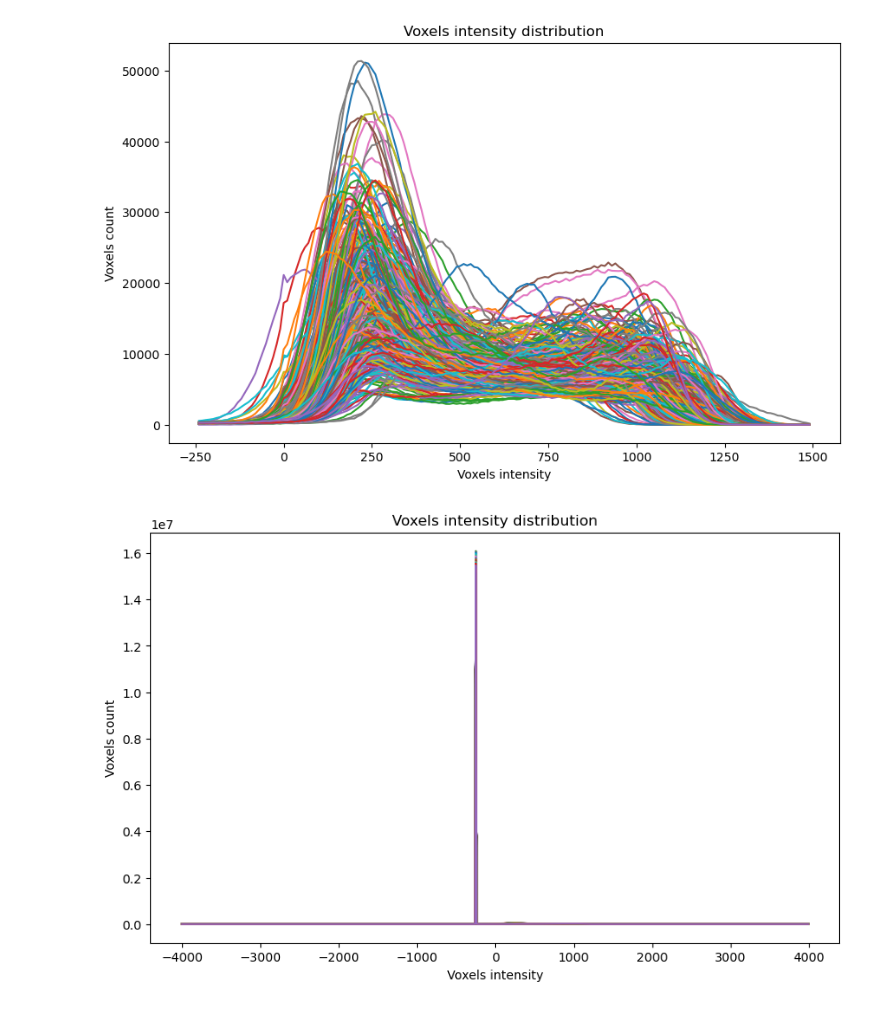
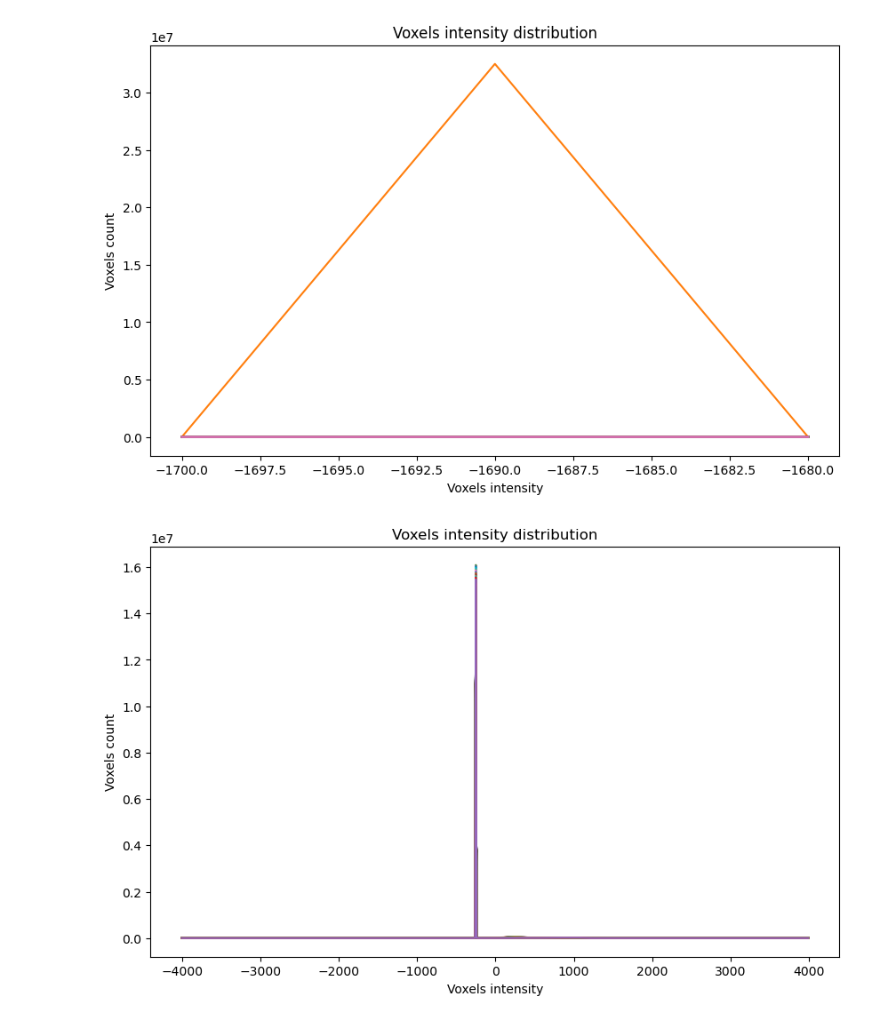
Before and after one commit to KananatSSN/Project_TMJOA, a Jupyter notebook: Check/analyze_voxel_intensity_distribution_analysis.ipynb, the cells around one changed output. Cells and saved outputs as stored; diff of their text form; code cells hidden in the pictures.

```diff
--- a/Check/analyze_voxel_intensity_distribution_analysis.ipynb
+++ b/Check/analyze_voxel_intensity_distribution_analysis.ipynb
@@ -36,26 +36,26 @@ def plot_columns_of_dataframe(df, x_coords, mode='normal'):
     plt.show()
 # %%
 #read csv
-csv_path = r"C:\Users\kanan\Desktop\Project_TMJOA\Check\volxel_intensity_MUdata.csv"
+csv_path = r"C:\Users\acer\Desktop\Project_TMJOA\Check\volxel_intensity_dist_Follow_up_rmDoubleBg.csv"
 csv_df = read_csv_as_dataframe(csv_path)
 # %%
 import numpy as np
 
-minimum = -240
-maximum = 1500
+minimum = -1700
+maximum = -1670
 
 row_min = int((minimum+4000)/10)
 row_max = int((maximum+4000)/10)
 
 x_coords_min = minimum
 x_coords_max = maximum-9
 
 cut_df = csv_df.iloc[row_min:row_max, :]
 x_coords = np.arange(x_coords_min, x_coords_max, 10)
 
 plot_columns_of_dataframe(cut_df, x_coords, mode='normal')
 # %% [output]
-[figure, old version]
+[figure, new version]
 # %%
 import numpy as np
 
```
Also changed, not shown: 18 other files.
